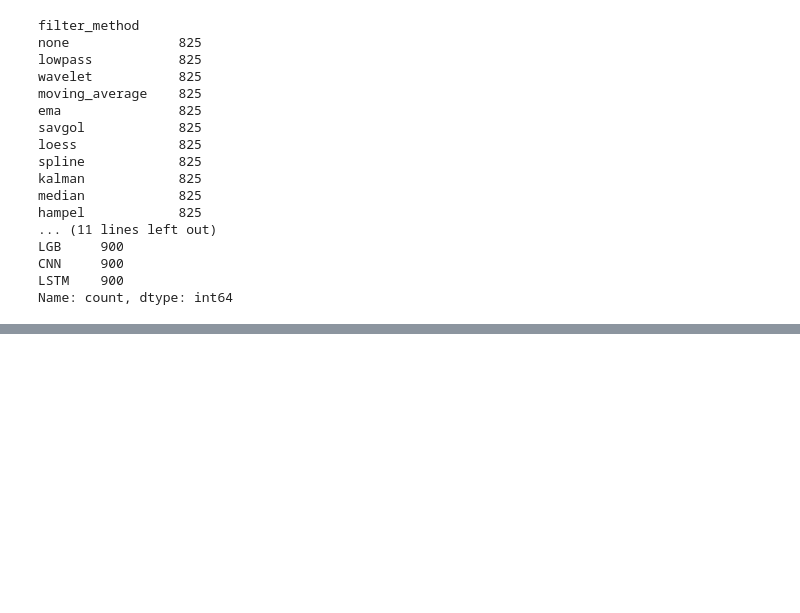
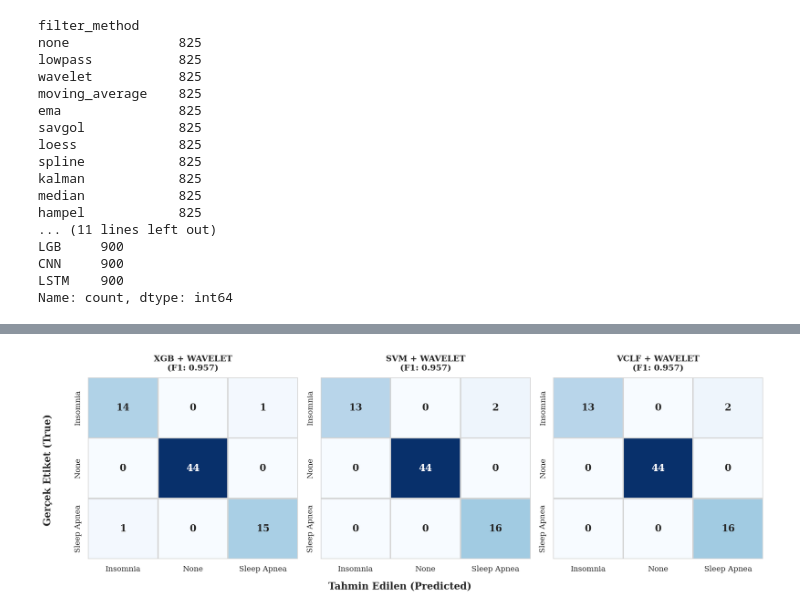
Before and after one commit to MelihKotman/sleep-disorder-signal-processing, a Jupyter notebook: notebooks/thesis_visualization.ipynb, the cells around one changed output, grey strips where cells are left out. Saved outputs shown, nothing was run; the diff lists cells and outputs as text; code cells hidden in the pictures; blank space fills up the shorter version.

```diff
--- a/notebooks/thesis_visualization.ipynb
+++ b/notebooks/thesis_visualization.ipynb
@@ -838,3 +830,95 @@ LGB     900
 CNN     900
 LSTM    900
 Name: count, dtype: int64
+# %%
+import pandas as pd
+import seaborn as sns
+import matplotlib.pyplot as plt
+import os
+import math
+
+# Görsel Ayarları
+sns.set_theme(style="white")
+plt.rcParams["figure.dpi"] = 150
+plt.rcParams["font.family"] = "serif"
+
+# Dosya Yolları
+METRICS_PATH = "/Users/melih/Desktop/sleep-project/sleep-disorder-signal-processing/results/tables-filtered/filtered_metrics_all.csv"
+TABLES_DIR = "/Users/melih/Desktop/sleep-project/sleep-disorder-signal-processing/results/tables-filtered/"
+
+print("📊 En İyi Wavelet Modellerinin Hata Matrisleri Çiziliyor...")
+
+if os.path.exists(METRICS_PATH):
+    # 1. Sonuçları Oku ve Filtrele
+    df = pd.read_csv(METRICS_PATH)
+    # Sadece wavelet + (XGB, SVM, VCLF) modellerini al
+    top_models = df[
+        (df['filter_method'] == 'wavelet') &
+        (df['base_model'].isin(['XGB', 'SVM', 'VCLF']))
+    ].sort_values(by="f1_macro", ascending=False)
+
+    print(f"Seçilen Wavelet Modelleri:\n{top_models[['base_model', 'filter_method', 'f1_macro']]}")
+
+    # 2. Grid Ayarları (1 Satır x 3 Sütun)
+    n_cols = 3
+    n_rows = math.ceil(len(top_models) / n_cols)
+
+    fig, axes = plt.subplots(n_rows, n_cols, figsize=(15, 5 * n_rows))
+    axes = axes.flatten()
+
+    cmap = "Blues"
+
+    for i, (index, row) in enumerate(top_models.iterrows()):
+        model_name = row['base_model']
+        filter_name = row['filter_method']
+        score = row['f1_macro']
+
+        # Dosya adını oluştur
+        cm_filename = f"confusion_matrix_{model_name}_{filter_name}.csv"
+        cm_path = os.path.join(TABLES_DIR, cm_filename)
+
+        ax = axes[i]
+
+        if os.path.exists(cm_path):
+            cm_df = pd.read_csv(cm_path, index_col=0, na_filter=False)
+
+            sns.heatmap(
+                cm_df,
+                annot=True,
+                fmt="d",
+                cmap=cmap,
+                cbar=False,
+                ax=ax,
+                linewidths=1,
+                linecolor='lightgray',
+                annot_kws={"size": 14, "weight": "bold"}
+            )
+
+            title = f"{model_name} + {filter_name.upper()}\n(F1: {score:.3f})"
+            ax.set_title(title, fontweight='bold', size=12, pad=10)
+            ax.set_xlabel(""); ax.set_ylabel("")
+
+        else:
+            ax.text(0.5, 0.5, "Dosya Bulunamadı", ha='center', va='center', color='red')
+            ax.set_title(f"{model_name} + {filter_name}")
+
+    # Boş kalan grafikleri gizle
+    for j in range(i + 1, len(axes)):
+        fig.delaxes(axes[j])
+
+    # Ortak Eksen İsimleri
+    fig.text(0.5, 0.02, 'Tahmin Edilen (Predicted)', ha='center', fontsize=14, fontweight='bold')
+    fig.text(0.02, 0.5, 'Gerçek Etiket (True)', va='center', rotation='vertical', fontsize=14, fontweight='bold')
+
+    plt.subplots_adjust(hspace=0.4, wspace=0.3)
+    plt.tight_layout(rect=[0.05, 0.05, 1, 1])
+
+    save_path = "/Users/melih/Desktop/sleep-project/sleep-disorder-signal-processing/results/figures/confusion_matrices_wavelet_models.png"
+    plt.savefig(save_path, bbox_inches='tight')
+    plt.show()
+
+    print(f"✅ Görsel kaydedildi: {save_path}")
+
+else:
+    print("❌ Metrik dosyası bulunamadı.")
+# %% [output]
@@ -840,0 +931 @@ Name: count, dtype: int64
+[figure, added]
```
Also changed, not shown: parts of 13 cells of this notebook, 1 other file.
